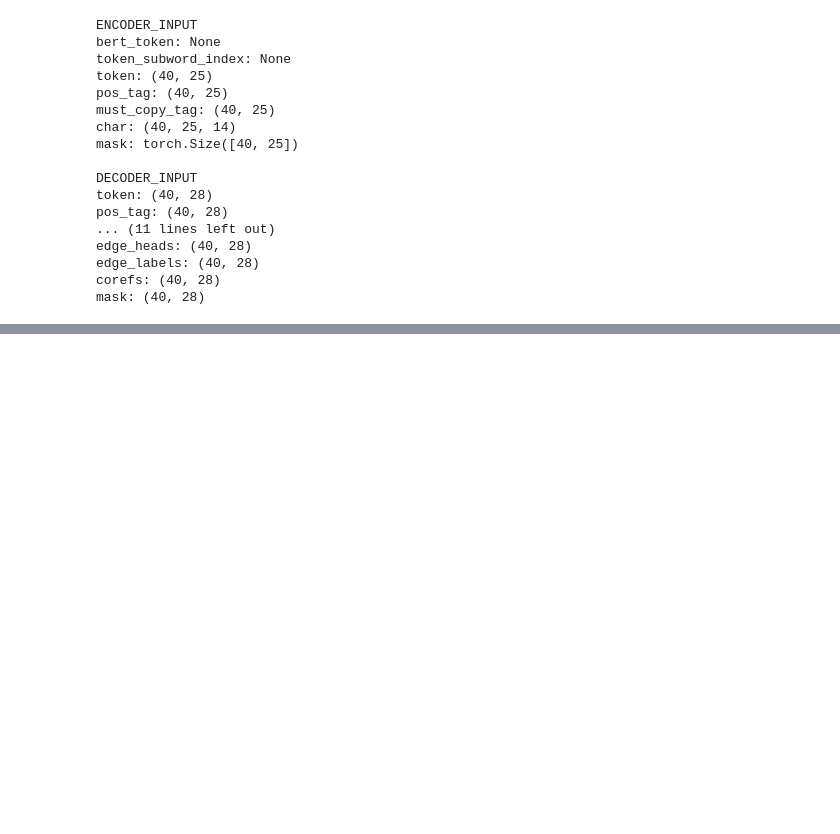
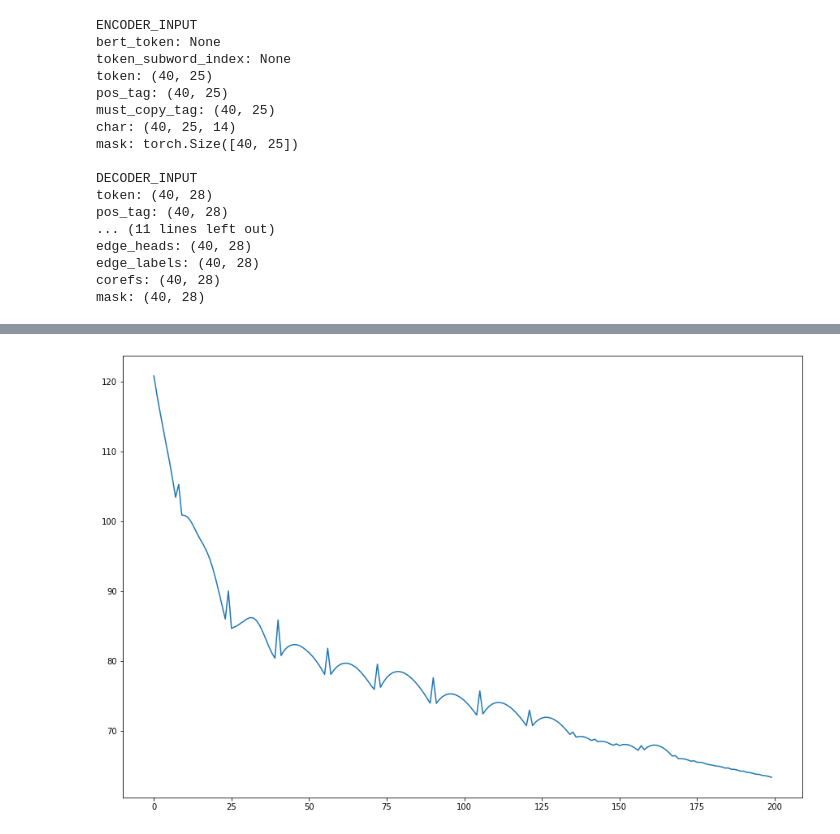
Before and after one commit to adylanrff/tugas-akhir, a Jupyter notebook: model/run_model.ipynb, the cells around one changed output, grey strips where cells are left out. Saved outputs shown, nothing was run; the diff lists cells and outputs as text; code cells hidden in the pictures; blank space fills up the shorter version.

```diff
--- a/model/run_model.ipynb
+++ b/model/run_model.ipynb
@@ -204,0 +208,5 @@ plt.plot(total_loss)
+# %%
+plt.plot(edge_losses)
+plt.show()
+# %% [output]
+[figure, added]
```
Also changed, not shown: parts of 8 cells of this notebook, 4 other files.
